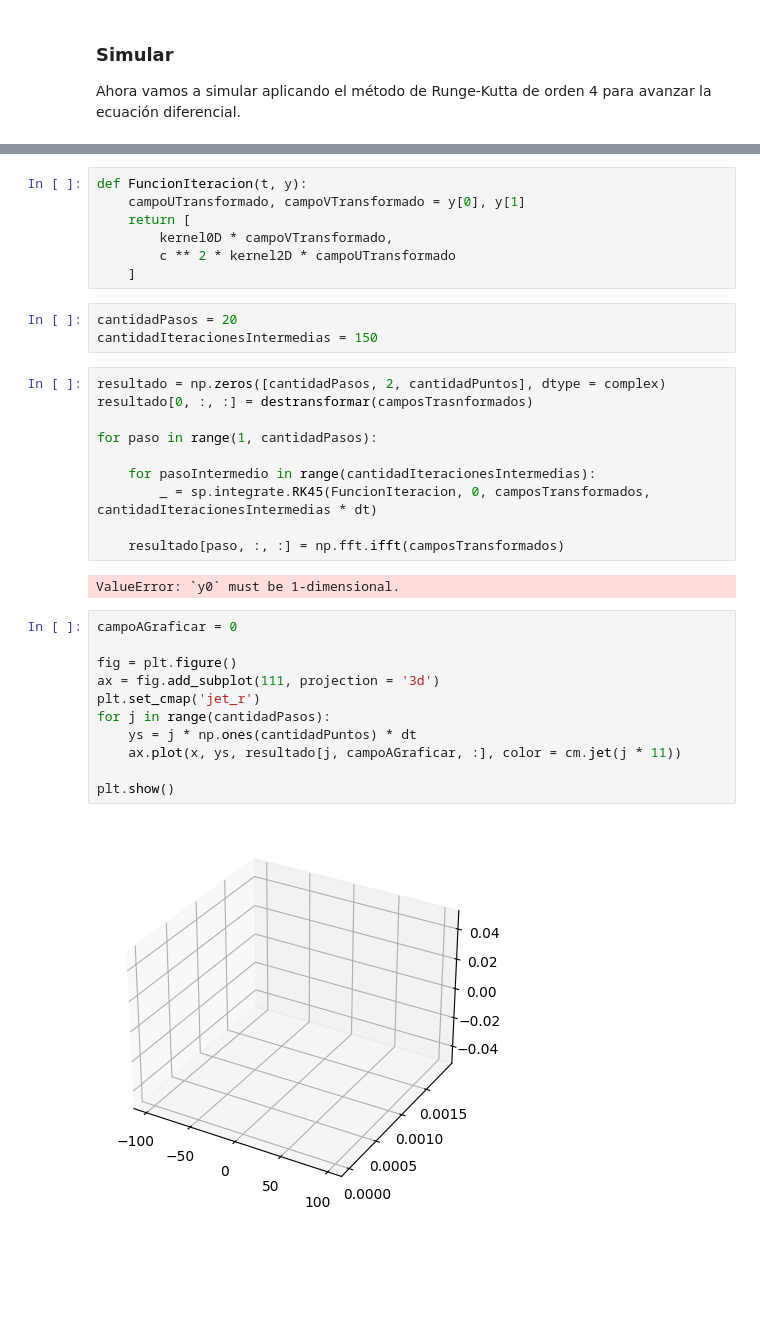
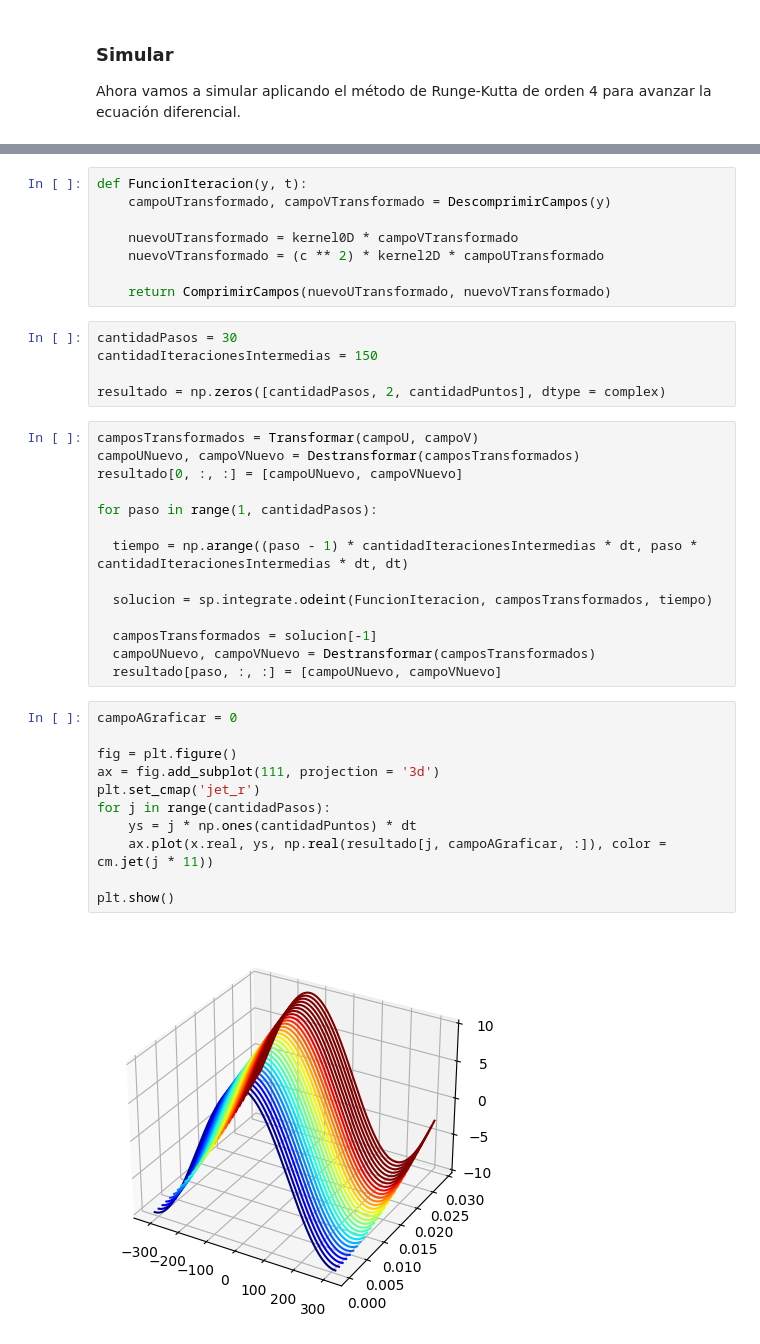
Before and after one commit to Investigacion-Se/Simulacion-multiple, a Jupyter notebook: EcuacionDeOnda2.ipynb, the cells around one changed output, grey strips where cells are left out. Drawn from its saved outputs; the diff is of its cells as text; blank space fills up the shorter version.

Commit message:
actualizando la ecuación de onda para que funcione

```diff
--- a/EcuacionDeOnda2.ipynb
+++ b/EcuacionDeOnda2.ipynb
@@ -151,35 +190,40 @@ np.shape(camposTransformados)
 # %%
-def FuncionIteracion(t, y):
-    campoUTransformado, campoVTransformado = y[0], y[1]
-    return [
-        kernel0D * campoVTransformado,
-        c ** 2 * kernel2D * campoUTransformado
-    ]
+def FuncionIteracion(y, t):
+    campoUTransformado, campoVTransformado = DescomprimirCampos(y)
+
+    nuevoUTransformado = kernel0D * campoVTransformado
+    nuevoVTransformado = (c ** 2) * kernel2D * campoUTransformado
+
+    return ComprimirCampos(nuevoUTransformado, nuevoVTransformado)
-# %%
-cantidadPasos = 20
-cantidadIteracionesIntermedias = 150
-# %%
-resultado = np.zeros([cantidadPasos, 2, cantidadPuntos], dtype = complex)
-resultado[0, :, :] = destransformar(camposTrasnformados)
-
-for paso in range(1, cantidadPasos):
-
-    for pasoIntermedio in range(cantidadIteracionesIntermedias):
-        _ = sp.integrate.RK45(FuncionIteracion, 0, camposTransformados, cantidadIteracionesIntermedias * dt)
-
-    resultado[paso, :, :] = np.fft.ifft(camposTransformados)
-# %% [output]
-ValueError: `y0` must be 1-dimensional.
+# %%
+cantidadPasos = 30
+cantidadIteracionesIntermedias = 150
+
+resultado = np.zeros([cantidadPasos, 2, cantidadPuntos], dtype = complex)
+# %%
+camposTransformados = Transformar(campoU, campoV)
+campoUNuevo, campoVNuevo = Destransformar(camposTransformados)
+resultado[0, :, :] = [campoUNuevo, campoVNuevo]
+
+for paso in range(1, cantidadPasos):
+
+  tiempo = np.arange((paso - 1) * cantidadIteracionesIntermedias * dt, paso * cantidadIteracionesIntermedias * dt, dt)
+
+  solucion = sp.integrate.odeint(FuncionIteracion, camposTransformados, tiempo)
+
+  camposTransformados = solucion[-1]
+  campoUNuevo, campoVNuevo = Destransformar(camposTransformados)
+  resultado[paso, :, :] = [campoUNuevo, campoVNuevo]
 # %%
 campoAGraficar = 0
 
 fig = plt.figure()
 ax = fig.add_subplot(111, projection = '3d')
 plt.set_cmap('jet_r')
 for j in range(cantidadPasos):
     ys = j * np.ones(cantidadPuntos) * dt
-    ax.plot(x, ys, resultado[j, campoAGraficar, :], color = cm.jet(j * 11))
+    ax.plot(x.real, ys, np.real(resultado[j, campoAGraficar, :]), color = cm.jet(j * 11))
 
 plt.show()
 # %% [output]
-[figure, old version]
+[figure, new version]
```
Also changed, not shown: parts of 16 cells of this notebook.
